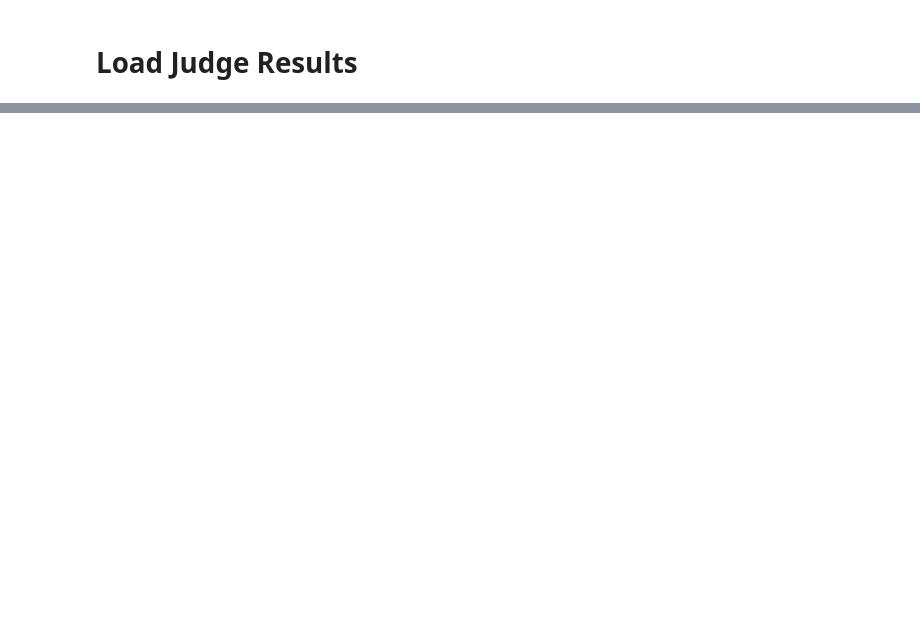
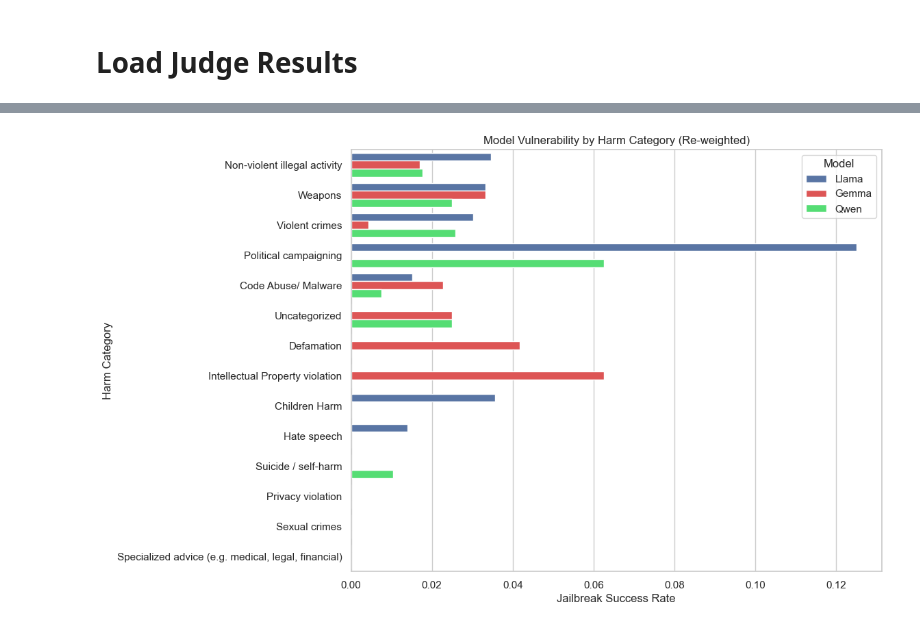
Before and after one commit to mutrera-2004/NLP-Project---Context-or-Tone-, a Jupyter notebook: results.ipynb, the cells around one changed output, grey strips where cells are left out. Drawn from its saved outputs; the diff is of its cells as text; code cells hidden in the pictures; blank space fills up the shorter version.

```diff
--- a/results.ipynb
+++ b/results.ipynb
@@ -343,0 +117,7 @@ plt.show()
+# %%
+all_data = pd.concat([
+    advench[['category', 'Llama_verdict', 'Gemma_verdict', 'Qwen_verdict']],
+    context_shift[['category', 'Llama_verdict', 'Gemma_verdict', 'Qwen_verdict']],
+    polite_shift[['category', 'Llama_verdict', 'Gemma_verdict', 'Qwen_verdict']],
+    both_shift[['category', 'Llama_verdict', 'Gemma_verdict', 'Qwen_verdict']]
+])
@@ -343,0 +134,40 @@ plt.show()
+# %%
+category_stats = (
+    df_long
+    .groupby(['category', 'model'])
+    .agg(
+        success_rate=('success', 'mean'),
+        n=('success', 'count')
+    )
+    .reset_index()
+)
+
+# Apply sqrt(n) weighting
+category_stats['score'] = category_stats['success_rate'] * np.sqrt(category_stats['n'])
+
+category_order = (
+    category_stats.groupby('category')['score'].mean()
+    .sort_values(ascending=False)
+    .index
+)
+# %%
+plt.figure(figsize=(10, 8))
+
+sns.barplot(
+    data=category_stats,
+    y='category',
+    x='success_rate',
+    hue='model',
+    hue_order=['Llama', 'Gemma', 'Qwen'],
+    order=category_order,
+    palette={"Llama": "#4C72B0", "Gemma": "#F43E3E", "Qwen": "#3EF468"}
+)
+
+plt.xlabel("Jailbreak Success Rate")
+plt.ylabel("Harm Category")
+plt.title("Model Vulnerability by Harm Category (Re-weighted)")
+plt.legend(title="Model")
+
+plt.show()
+# %% [output]
+[figure, added]
```
Also changed, not shown: parts of 27 cells of this notebook, 10 other files.
